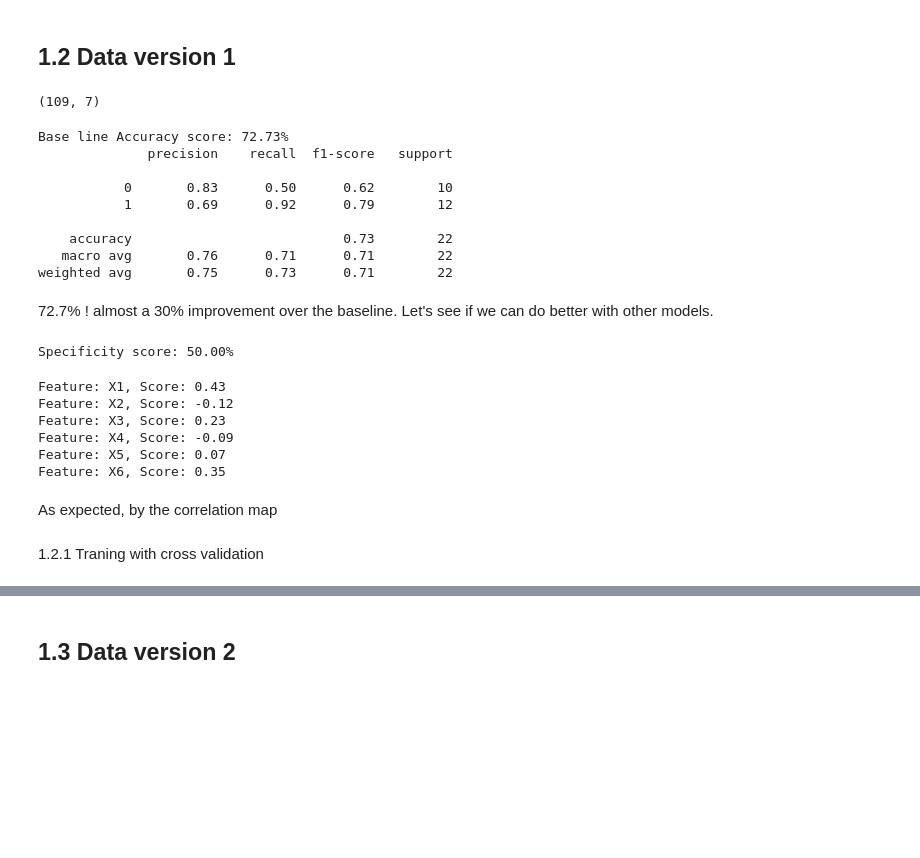
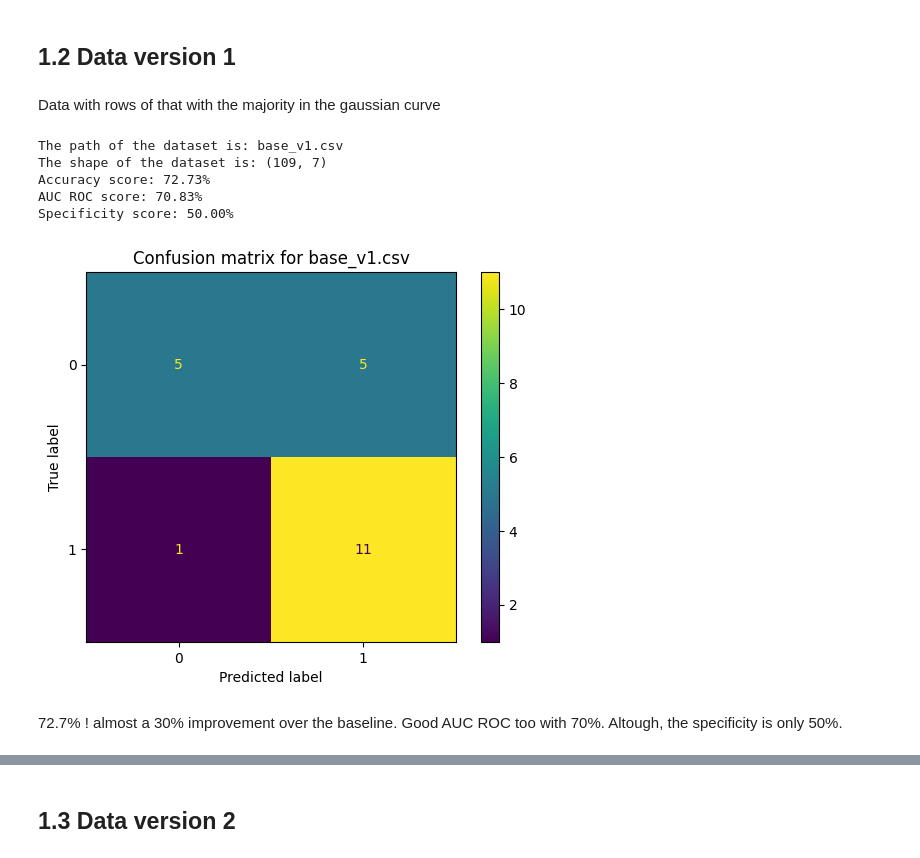
Before and after one commit to joaothomazlemos/4AVbJnW3rbsWDNP8, a Jupyter notebook: 02_baseline_model.ipynb, the cells around one changed output, grey strips where cells are left out. Drawn from its saved outputs; the diff is of its cells as text; code cells hidden in the pictures; blank space fills up the shorter version.

```diff
--- a/02_baseline_model.ipynb
+++ b/02_baseline_model.ipynb
@@ -79,58 +108,19 @@ Okay, our baseline is 46% accuracy. Let's see if we can do better.
 # %% [markdown]
 ## 1.2 Data version 1
-# %%
-#importing data
-df_v1 = pd.read_csv('data/base_v1.csv')
-
-#splitting data into 80% train and 20% test
-X = df_v1.drop(columns=['Y'])
-y = df_v1['Y']
-
-X_train, X_test, y_train, y_test = train_test_split(X, y, test_size=0.2, random_state=42)
-
-df_v1.shape
-# %% [output]
-(109, 7)
-# %%
-LR = LogisticRegression(random_state=42)
-LR.fit(X_train, y_train)
-
-y_pred = LR.predict(X_test)
-
-print('Base line Accuracy score: {:.2%} '.format(accuracy_score(y_test, y_pred)))
-
-print(classification_report(y_test, y_pred))
-# %% [output]
-Base line Accuracy score: 72.73%
-              precision    recall  f1-score   support
-
-           0       0.83      0.50      0.62        10
-           1       0.69      0.92      0.79        12
-
-    accuracy                           0.73        22
-   macro avg       0.76      0.71      0.71        22
-weighted avg       0.75      0.73      0.71        22
+# %% [markdown]
+Data with rows of that with the majority in the gaussian curve
+# %%
+#importing data
+patch = 'data/base_v1.csv'
+
+#calling the function
+model_evaluation(patch, model)
+# %% [output]
+The path of the dataset is: base_v1.csv
+The shape of the dataset is: (109, 7)
+Accuracy score: 72.73%
+AUC ROC score: 70.83%
+Specificity score: 50.00%
+[figure, added]
 # %% [markdown]
-72.7% ! almost a 30% improvement over the baseline. Let's see if we can do better with other models.
+72.7% ! almost a 30% improvement over the baseline. Good AUC ROC too with 70%. Altough, the specificity is only 50%.
-# %%
-specificity_score(y_test, y_pred)
-# %% [output]
-Specificity score: 50.00%
-# %%
-#features importances
-
-importance = LR.coef_[0]
-# summarize feature importance
-for col, values in zip(X.columns, importance):
-    print('Feature: %s, Score: %.2f' % (col, values))
-# %% [output]
-Feature: X1, Score: 0.43
-Feature: X2, Score: -0.12
-Feature: X3, Score: 0.23
-Feature: X4, Score: -0.09
-Feature: X5, Score: 0.07
-Feature: X6, Score: 0.35
-# %% [markdown]
-As expected, by the correlation map
-# %% [markdown]
-1.2.1 Traning with cross validation
```
Also changed, not shown: parts of 35 cells of this notebook, 2 other files.
